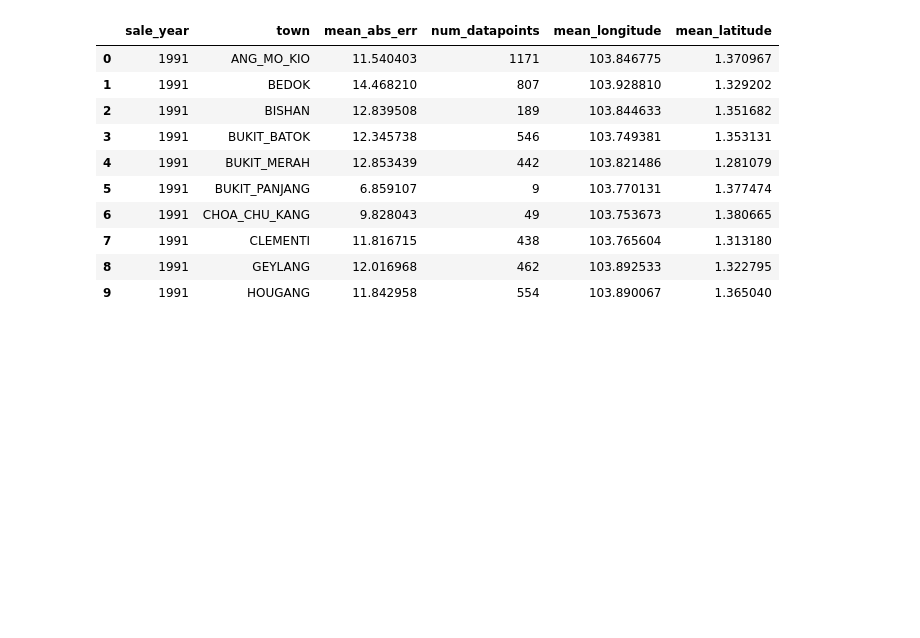
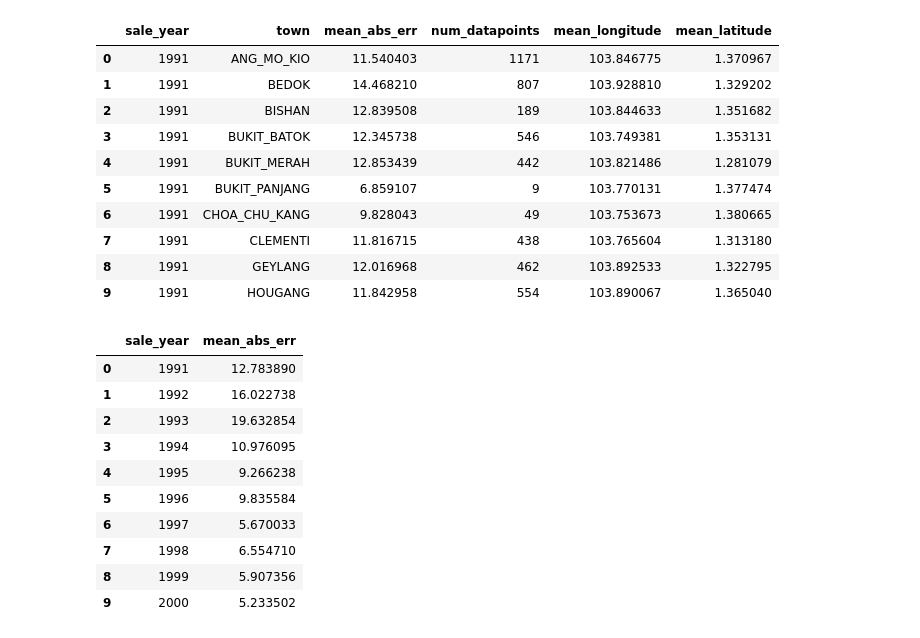
Before and after one commit to wilsonwid/cs3244-pg26, a Jupyter notebook: evaluations/rolling-xgboost/xgboost-analysis.ipynb, the cells around one changed output. Saved outputs shown, nothing was run; the diff lists cells and outputs as text; code cells hidden in the pictures; blank space fills up the shorter version.

Commit message:
Added mean

```diff
--- a/evaluations/rolling-xgboost/xgboost-analysis.ipynb
+++ b/evaluations/rolling-xgboost/xgboost-analysis.ipynb
@@ -207,6 +207,22 @@ time_town_fig = px.scatter_mapbox(time_town_df, lat="mean_latitude", lon="mean_l
   }
 )
 time_town_fig.write_html("./time-town-fig.html")
+# %%
+year_df = time_town_df.groupby("sale_year").agg(mean_abs_err = ("mean_abs_err", lambda x: np.average(x, weights=time_town_df.loc[x.index, "num_datapoints"])))
+year_df = year_df.reset_index()
+display(year_df.head(10))
+# %% [output]
+|  | sale_year | mean_abs_err |
+| 0 | 1991 | 12.783890 |
+| 1 | 1992 | 16.022738 |
+| 2 | 1993 | 19.632854 |
+| 3 | 1994 | 10.976095 |
+| 4 | 1995 | 9.266238 |
+| 5 | 1996 | 9.835584 |
+| 6 | 1997 | 5.670033 |
+| 7 | 1998 | 6.554710 |
+| 8 | 1999 | 5.907356 |
+| 9 | 2000 | 5.233502 |
 # %%
 import plotly.graph_objects as go
 groups = time_town_df["town"].unique()
```
Also changed, not shown: parts of 1 cell of this notebook, 1 other file.
